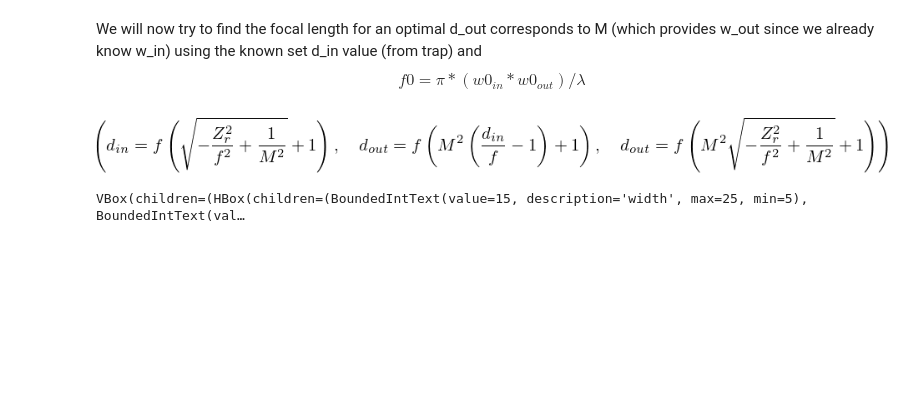
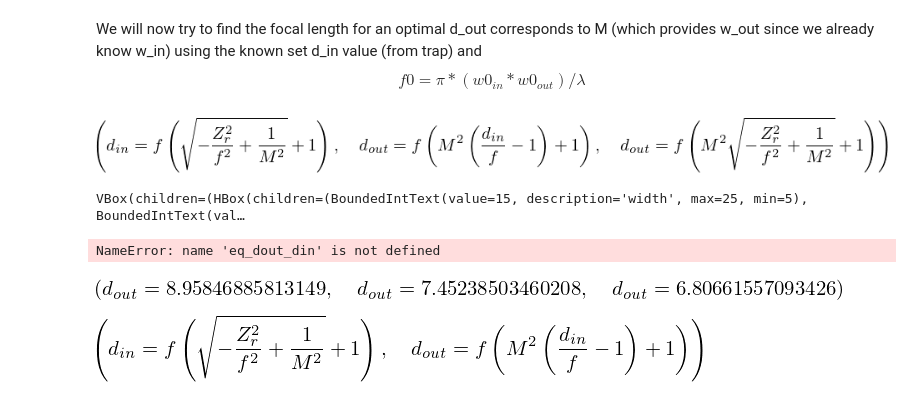
Before and after one commit to aravindhnivas/FELion-Spectrum-Analyser, a Jupyter notebook: testing/THz/GaussianBeamSimulation.ipynb, the cells around one changed output. Cells and saved outputs as stored; diff of their text form; code cells hidden in the pictures; blank space fills up the shorter version.

```diff
--- a/testing/THz/GaussianBeamSimulation.ipynb
+++ b/testing/THz/GaussianBeamSimulation.ipynb
@@ -1479,3 +1463,15 @@ class f_case2:
 start = f_case2()
 # %% [output]
 VBox(children=(HBox(children=(BoundedIntText(value=15, description='width', max=25, min=5), BoundedIntText(val…
+# %%
+eq_dout_din
+# %% [output]
+NameError: name 'eq_dout_din' is not defined
+# %%
+eq_dout_din.subs({M:0.15/0.34, f:6.29, d_in:20}), eq_dout_din.subs({M:0.099/0.34, f:6.29, d_in:20}), eq_dout_din.subs({M:0.066/0.34, f:6.29, d_in:20})
+# %% [output]
+[figure, added]
+# %%
+eq_din2, eq_dout2
+# %% [output]
+[figure, added]
```
Also changed, not shown: parts of 5 cells of this notebook, 8 other files.
